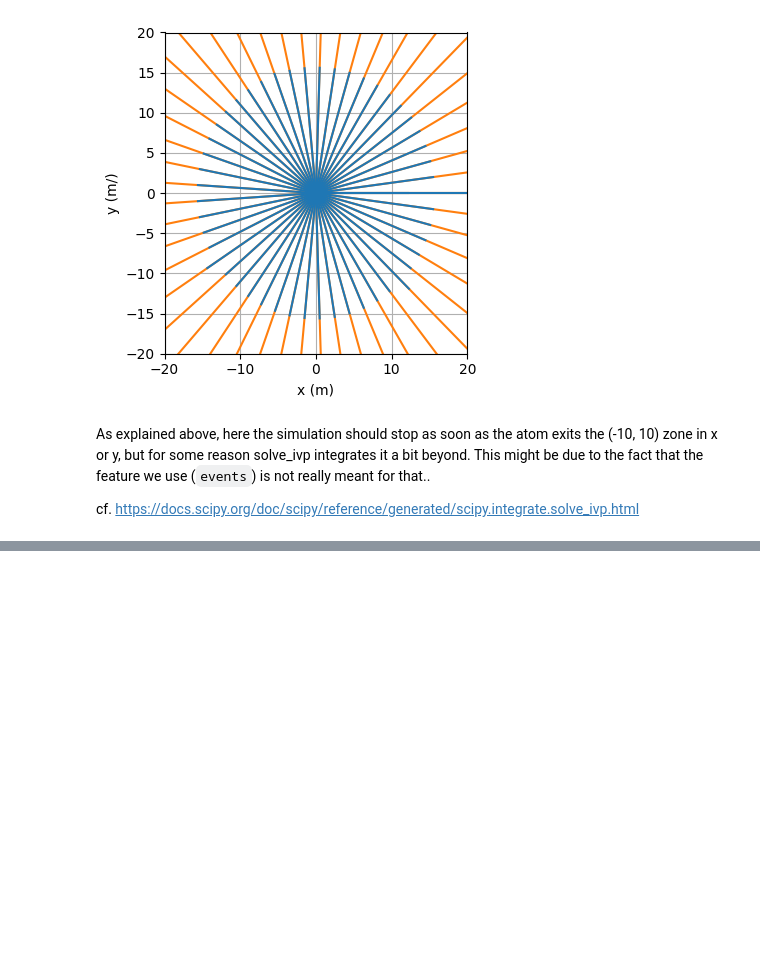
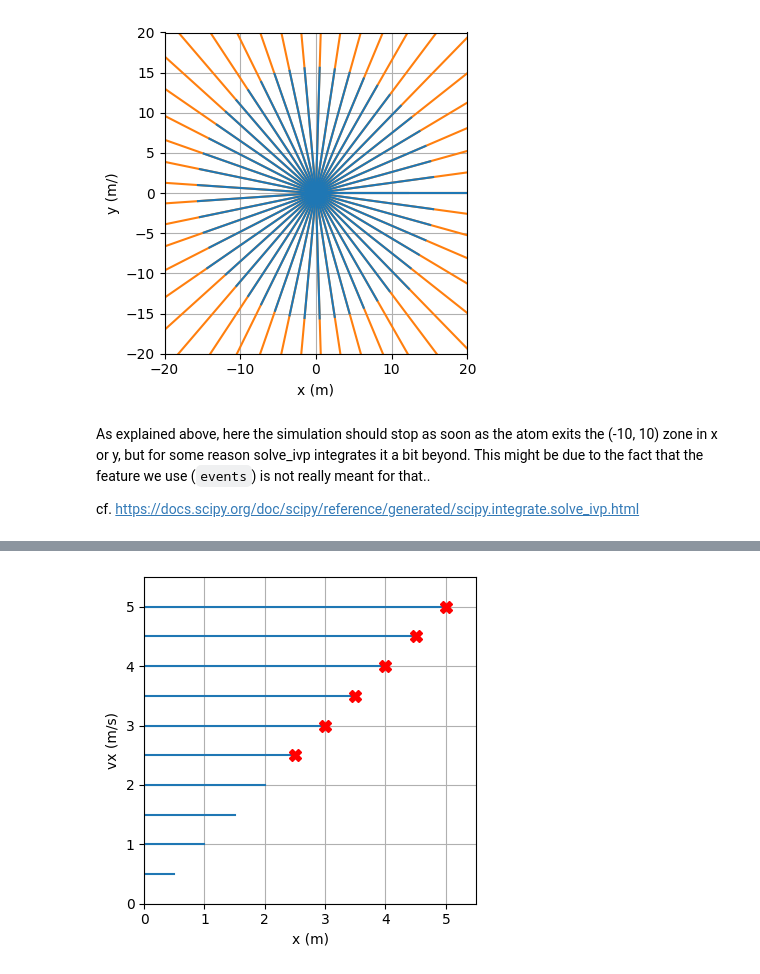
Before and after one commit to adareau/atomSmltr, a Jupyter notebook: docs/_notebook_examples/components/06-simulations.ipynb, the cells around one changed output, grey strips where cells are left out. Drawn from its saved outputs; the diff is of its cells as text; code cells hidden in the pictures; blank space fills up the shorter version.

Commit message:
[examples] use of zone tags

```diff
--- a/docs/_notebook_examples/components/06-simulations.ipynb
+++ b/docs/_notebook_examples/components/06-simulations.ipynb
@@ -149,0 +158,46 @@ cf. https://docs.scipy.org/doc/scipy/reference/generated/scipy.integrate.solve_i
+# %%
+import numpy as np
+import matplotlib.pyplot as plt
+
+from atomsmltr.simulation import Configuration, ScipyIVP_3D
+from atomsmltr.environment import Limits
+from atomsmltr.atoms import Ytterbium
+
+# atom
+atom = Ytterbium()
+
+# zones
+xlim = Limits(-10, 2.5, axis=0, target="position", action="ignore", out_tag="out")
+
+# config
+config = Configuration()
+config.atom = atom
+config.add_objects([xlim, ylim])
+
+# simulator
+
+sim = ScipyIVP_3D(config)
+
+# set initial conditions
+t = np.linspace(0, 1, 100)
+v_list = np.linspace(0.5, 5, 10)
+u0 = [(0, 0, 0, v, 0, 0) for v in v_list]
+
+# run
+res_coll = sim.run(t, u0, npools=5)
+
+# plot
+plt.figure(figsize=(4, 4), tight_layout=True)
+for res in res_coll:
+    plt.plot(res.y[0], res.y[3], color="C0")
+    # check if atom is out
+    if "out" in res.tags:
+        plt.plot(res.y[0][-1], res.y[3][-1], "X", color="r", markersize=8)
+plt.xlabel("x (m)")
+plt.ylabel("vx (m/s)")
+plt.xlim(0, 5.5)
+plt.ylim(0, 5.5)
+plt.grid()
+plt.show()
+# %% [output]
+[figure, added]
```
Also changed, not shown: parts of 1 cell of this notebook.
